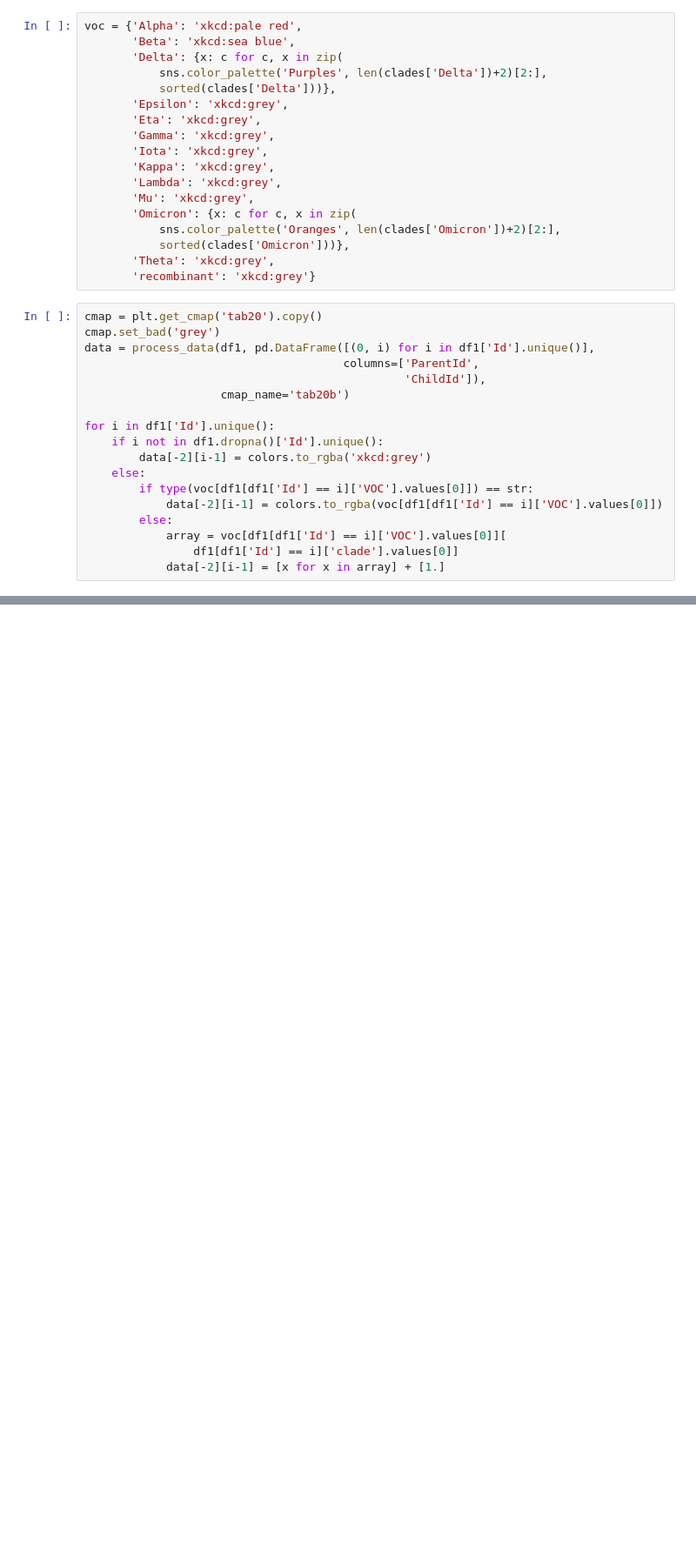
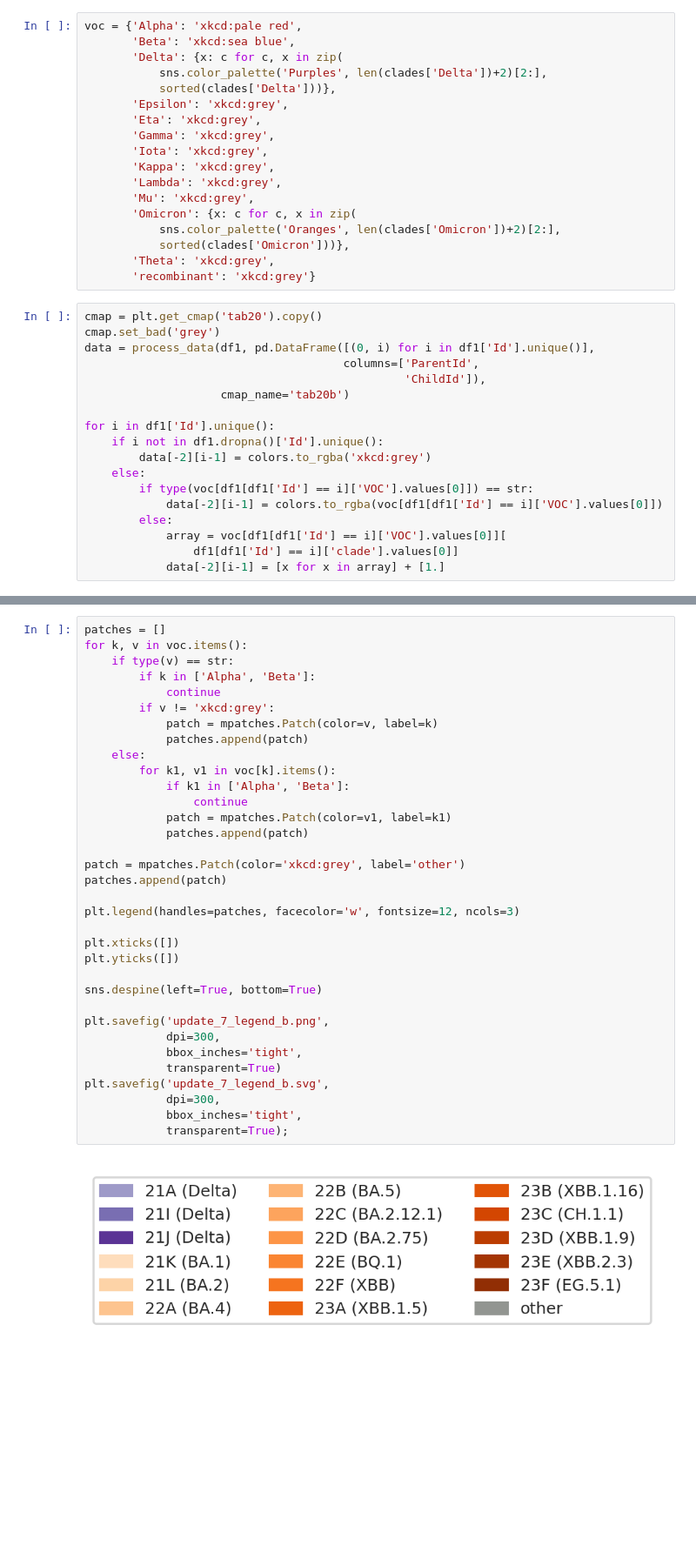
Before and after one commit to microbial-pangenomes-lab/2022_sarscov2_epistasis, a Jupyter notebook: notebooks/update.ipynb, the cells around one changed output, grey strips where cells are left out. Shown at 87% size. Drawn from its saved outputs; the diff is of its cells as text; blank space fills up the shorter version.

```diff
--- a/notebooks/update.ipynb
+++ b/notebooks/update.ipynb
@@ -873,0 +868,36 @@ plt.savefig('update_7_legend.svg',
+# %%
+patches = []
+for k, v in voc.items():
+    if type(v) == str:
+        if k in ['Alpha', 'Beta']:
+            continue
+        if v != 'xkcd:grey':
+            patch = mpatches.Patch(color=v, label=k)
+            patches.append(patch)
+    else:
+        for k1, v1 in voc[k].items():
+            if k1 in ['Alpha', 'Beta']:
+                continue
+            patch = mpatches.Patch(color=v1, label=k1)
+            patches.append(patch)
+
+patch = mpatches.Patch(color='xkcd:grey', label='other')
+patches.append(patch)
+
+plt.legend(handles=patches, facecolor='w', fontsize=12, ncols=3)
+
+plt.xticks([])
+plt.yticks([])
+
+sns.despine(left=True, bottom=True)
+
+plt.savefig('update_7_legend_b.png',
+            dpi=300,
+            bbox_inches='tight',
+            transparent=True)
+plt.savefig('update_7_legend_b.svg',
+            dpi=300,
+            bbox_inches='tight',
+            transparent=True);
+# %% [output]
+[figure, added]
```
Also changed, not shown: parts of 31 cells of this notebook, 5 other files.
